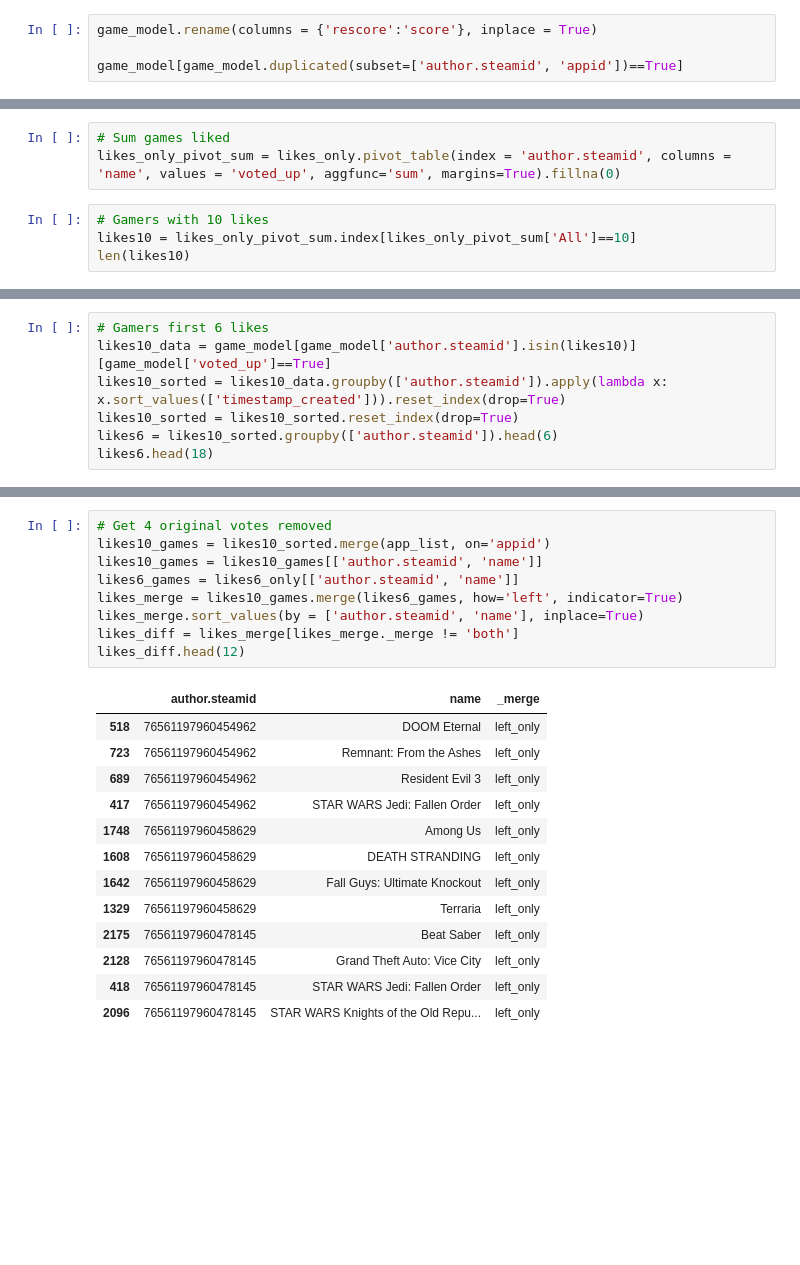
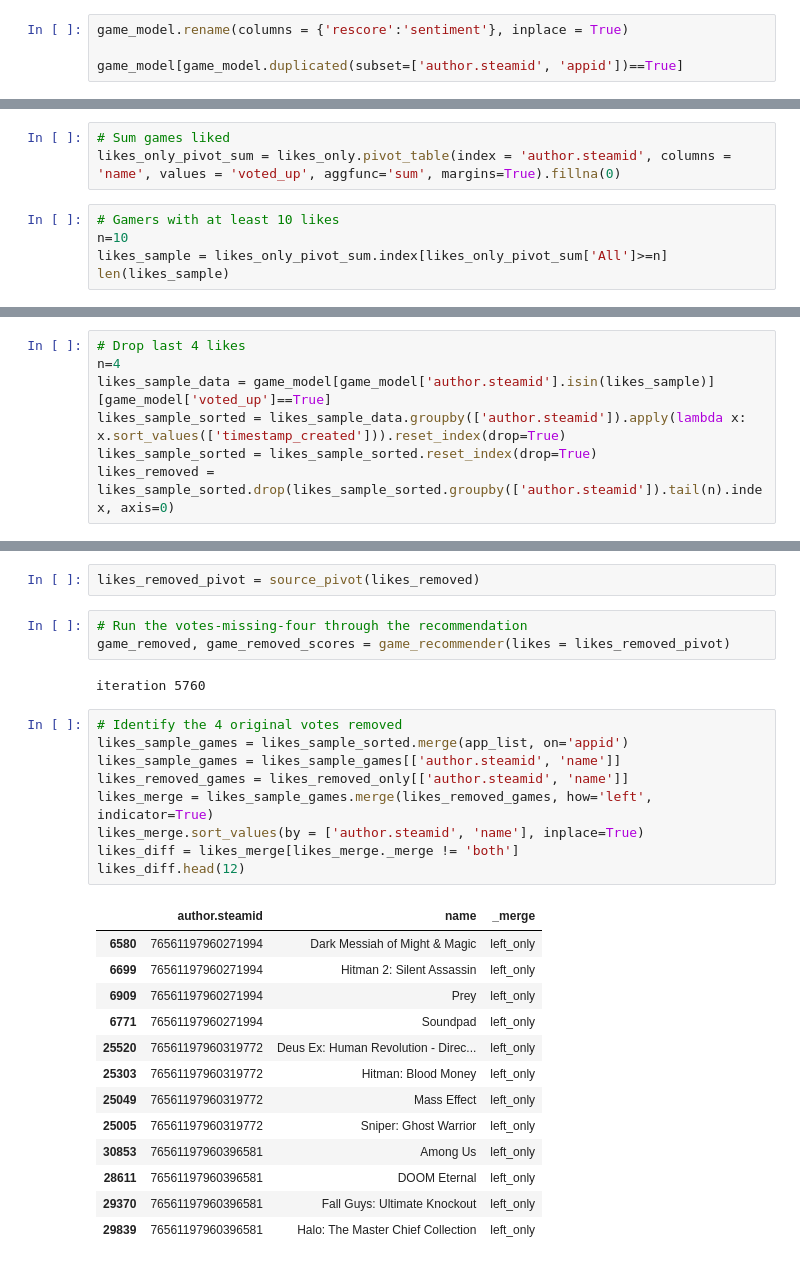
Before and after one commit to gibsongGH/SteamGameRecommender, a Jupyter notebook: notebooks/3_Model_Recommender.ipynb, the cells around one changed output, grey strips where cells are left out. Saved outputs shown, nothing was run; the diff lists cells and outputs as text; blank space fills up the shorter version.

```diff
--- a/notebooks/3_Model_Recommender.ipynb
+++ b/notebooks/3_Model_Recommender.ipynb
@@ -49,7 +50,7 @@ Data columns (total 23 columns):
 dtypes: bool(1), float64(4), int64(17), object(1)
 memory usage: 131.6+ MB
 # %%
-game_model.rename(columns = {'rescore':'score'}, inplace = True)
+game_model.rename(columns = {'rescore':'sentiment'}, inplace = True)
 
 game_model[game_model.duplicated(subset=['author.steamid', 'appid'])==True]
 # %% [output]
@@ -258,7 +297,8 @@ game_recommend_scores.to_csv(os.path.join(path_interim, "game_recommend_scores.c
 # Sum games liked
 likes_only_pivot_sum = likes_only.pivot_table(index = 'author.steamid', columns = 'name', values = 'voted_up', aggfunc='sum', margins=True).fillna(0)
 # %%
-# Gamers with 10 likes
-likes10 = likes_only_pivot_sum.index[likes_only_pivot_sum['All']==10]
-len(likes10)
+# Gamers with at least 10 likes
+n=10
+likes_sample = likes_only_pivot_sum.index[likes_only_pivot_sum['All']>=n]
+len(likes_sample)
 # %% [output]
@@ -266,7 +306,7 @@ len(likes10)
 # %%
-# Gamers first 6 likes
-likes10_data = game_model[game_model['author.steamid'].isin(likes10)][game_model['voted_up']==True]
-likes10_sorted = likes10_data.groupby(['author.steamid']).apply(lambda x: x.sort_values(['timestamp_created'])).reset_index(drop=True)
-likes10_sorted = likes10_sorted.reset_index(drop=True)
-likes6 = likes10_sorted.groupby(['author.steamid']).head(6)
-likes6.head(18)
+# Drop last 4 likes
+n=4
+likes_sample_data = game_model[game_model['author.steamid'].isin(likes_sample)][game_model['voted_up']==True]
+likes_sample_sorted = likes_sample_data.groupby(['author.steamid']).apply(lambda x: x.sort_values(['timestamp_created'])).reset_index(drop=True)
+likes_sample_sorted = likes_sample_sorted.reset_index(drop=True)
+likes_removed = likes_sample_sorted.drop(likes_sample_sorted.groupby(['author.steamid']).tail(n).index, axis=0)
@@ -382,24 +337,31 @@ for user in likes6_only_pivot['author.steamid']:
+# %%
+likes_removed_pivot = source_pivot(likes_removed)
+# %%
+# Run the votes-missing-four through the recommendation
+game_removed, game_removed_scores = game_recommender(likes = likes_removed_pivot)
+# %% [output]
+iteration 5760
 # %%
-# Get 4 original votes removed
-likes10_games = likes10_sorted.merge(app_list, on='appid')
-likes10_games = likes10_games[['author.steamid', 'name']]
-likes6_games = likes6_only[['author.steamid', 'name']]
-likes_merge = likes10_games.merge(likes6_games, how='left', indicator=True)
+# Identify the 4 original votes removed
+likes_sample_games = likes_sample_sorted.merge(app_list, on='appid')
+likes_sample_games = likes_sample_games[['author.steamid', 'name']]
+likes_removed_games = likes_removed_only[['author.steamid', 'name']]
+likes_merge = likes_sample_games.merge(likes_removed_games, how='left', indicator=True)
 likes_merge.sort_values(by = ['author.steamid', 'name'], inplace=True)
 likes_diff = likes_merge[likes_merge._merge != 'both']
 likes_diff.head(12)
 # %% [output]
 |  | author.steamid | name | _merge |
-| 518 | 76561197960454962 | DOOM Eternal | left_only |
-| 723 | 76561197960454962 | Remnant: From the Ashes | left_only |
-| 689 | 76561197960454962 | Resident Evil 3 | left_only |
-| 417 | 76561197960454962 | STAR WARS Jedi: Fallen Order | left_only |
-| 1748 | 76561197960458629 | Among Us | left_only |
-| 1608 | 76561197960458629 | DEATH STRANDING | left_only |
-| 1642 | 76561197960458629 | Fall Guys: Ultimate Knockout | left_only |
-| 1329 | 76561197960458629 | Terraria | left_only |
-| 2175 | 76561197960478145 | Beat Saber | left_only |
-| 2128 | 76561197960478145 | Grand Theft Auto: Vice City | left_only |
-| 418 | 76561197960478145 | STAR WARS Jedi: Fallen Order | left_only |
-| 2096 | 76561197960478145 | STAR WARS Knights of the Old Repu... | left_only |
+| 6580 | 76561197960271994 | Dark Messiah of Might & Magic | left_only |
+| 6699 | 76561197960271994 | Hitman 2: Silent Assassin | left_only |
+| 6909 | 76561197960271994 | Prey | left_only |
+| 6771 | 76561197960271994 | Soundpad | left_only |
+| 25520 | 76561197960319772 | Deus Ex: Human Revolution - Direc... | left_only |
+| 25303 | 76561197960319772 | Hitman: Blood Money | left_only |
+| 25049 | 76561197960319772 | Mass Effect | left_only |
+| 25005 | 76561197960319772 | Sniper: Ghost Warrior | left_only |
+| 30853 | 76561197960396581 | Among Us | left_only |
+| 28611 | 76561197960396581 | DOOM Eternal | left_only |
+| 29370 | 76561197960396581 | Fall Guys: Ultimate Knockout | left_only |
+| 29839 | 76561197960396581 | Halo: The Master Chief Collection | left_only |
 # %%
```
Also changed, not shown: parts of 49 cells of this notebook.
